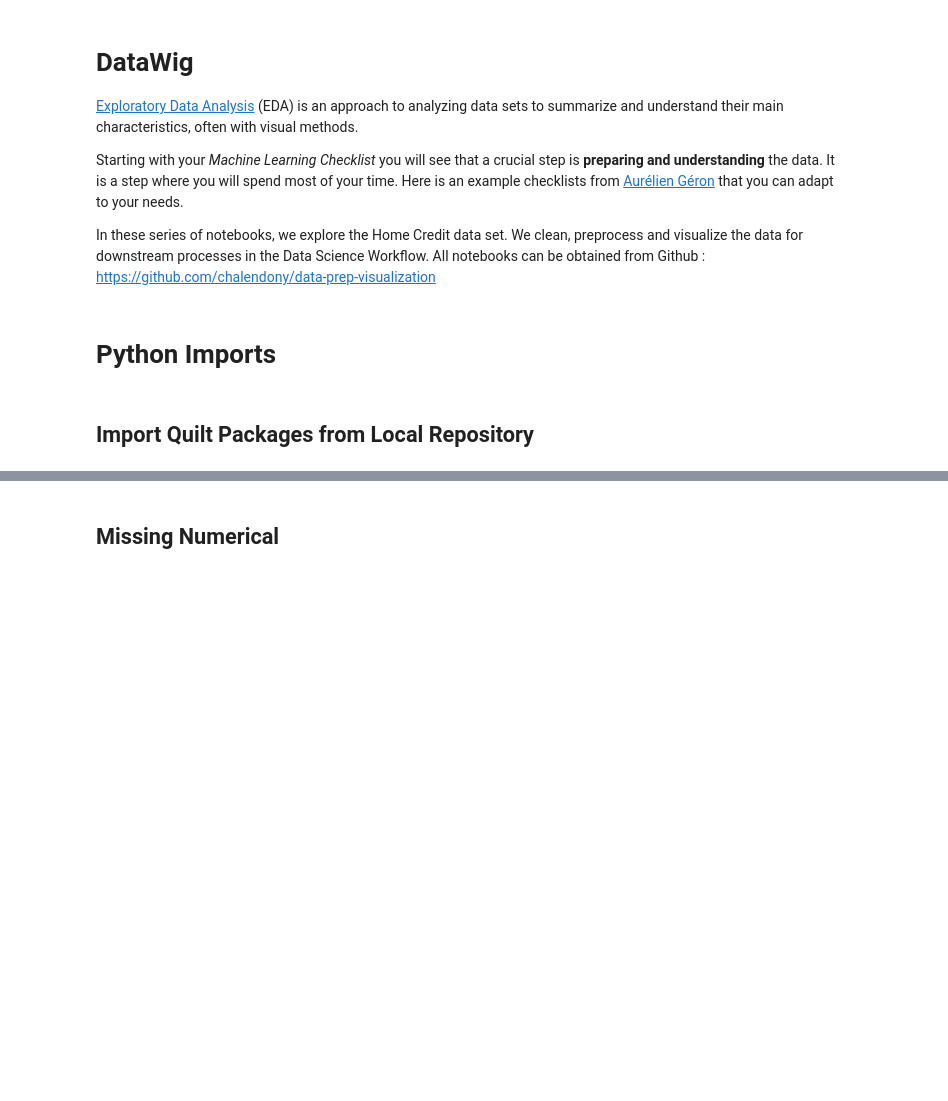
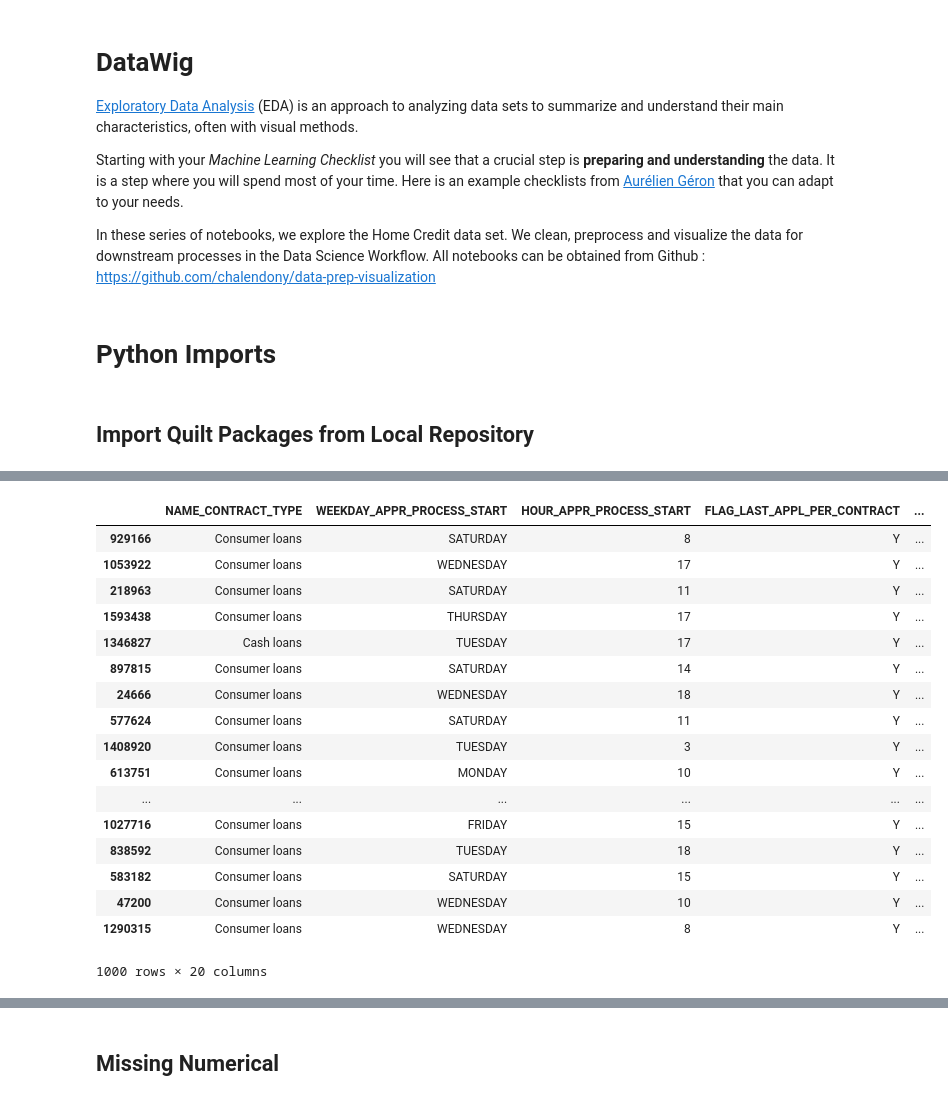
Before and after one commit to chalendony/data-prep-visualization, a Jupyter notebook: DataWig.ipynb, the cells around one changed output, grey strips where cells are left out. Cells and saved outputs as stored; diff of their text form; code cells hidden in the pictures; blank space fills up the shorter version.

```diff
--- a/DataWig.ipynb
+++ b/DataWig.ipynb
@@ -137,0 +108,4 @@ Updating data types
+# %%
+# get target columns
+targetcols = pd.DataFrame(df.columns, columns=['Row'])
+targetcols.head()
@@ -137,0 +119,4 @@ Updating data types
+# %%
+# join , ensure col correct -  we dont know which cols are present in the description
+targetcols = targetcols.merge(typecols, how='left')
+targetcols.head()
@@ -137,0 +130,8 @@ Updating data types
+# %%
+# retrieve all columns of same type
+cat = targetcols.loc[(targetcols.Type == python_cat_dtype),'Row'].values.tolist()
+num = targetcols.loc[(targetcols.Type == python_num_dtype),'Row'].values.tolist()
+
+print(cat)
+print(num)
+#print(len(cat) + len(num))
@@ -137,0 +141,5 @@ Updating data types
+# %%
+## batch update types
+df[cat] = df[cat].astype(python_cat_dtype)
+df[num] = df[num].astype(python_num_dtype)
+df.info()
@@ -138 +164,24 @@ Updating data types
+# %%
+# out categoricals dont look like categoricals
+
+df[cat]
+# %% [output]
+|  | NAME_CONTRACT_TYPE | WEEKDAY_APPR_PROCESS_START | HOUR_APPR_PROCESS_START | FLAG_LAST_APPL_PER_CONTRACT | ... |
+| 929166 | Consumer loans | SATURDAY | 8 | Y | ... |
+| 1053922 | Consumer loans | WEDNESDAY | 17 | Y | ... |
+| 218963 | Consumer loans | SATURDAY | 11 | Y | ... |
+| 1593438 | Consumer loans | THURSDAY | 17 | Y | ... |
+| 1346827 | Cash loans | TUESDAY | 17 | Y | ... |
+| 897815 | Consumer loans | SATURDAY | 14 | Y | ... |
+| 24666 | Consumer loans | WEDNESDAY | 18 | Y | ... |
+| 577624 | Consumer loans | SATURDAY | 11 | Y | ... |
+| 1408920 | Consumer loans | TUESDAY | 3 | Y | ... |
+| 613751 | Consumer loans | MONDAY | 10 | Y | ... |
+| ... | ... | ... | ... | ... | ... |
+| 1027716 | Consumer loans | FRIDAY | 15 | Y | ... |
+| 838592 | Consumer loans | TUESDAY | 18 | Y | ... |
+| 583182 | Consumer loans | SATURDAY | 15 | Y | ... |
+| 47200 | Consumer loans | WEDNESDAY | 10 | Y | ... |
+| 1290315 | Consumer loans | WEDNESDAY | 8 | Y | ... |
+1000 rows × 20 columns
 # %%
```
Also changed, not shown: parts of 19 cells of this notebook, 19 other files.
